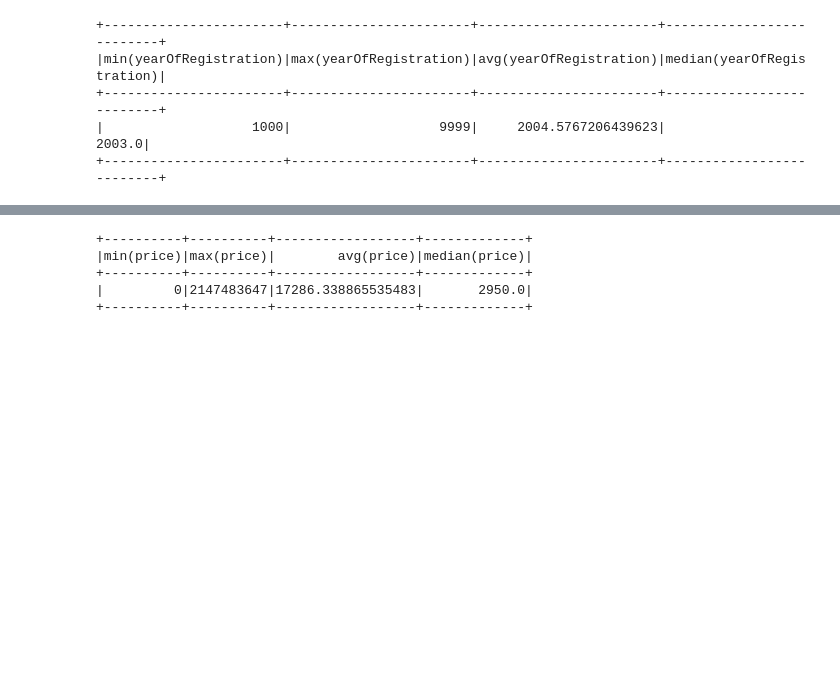
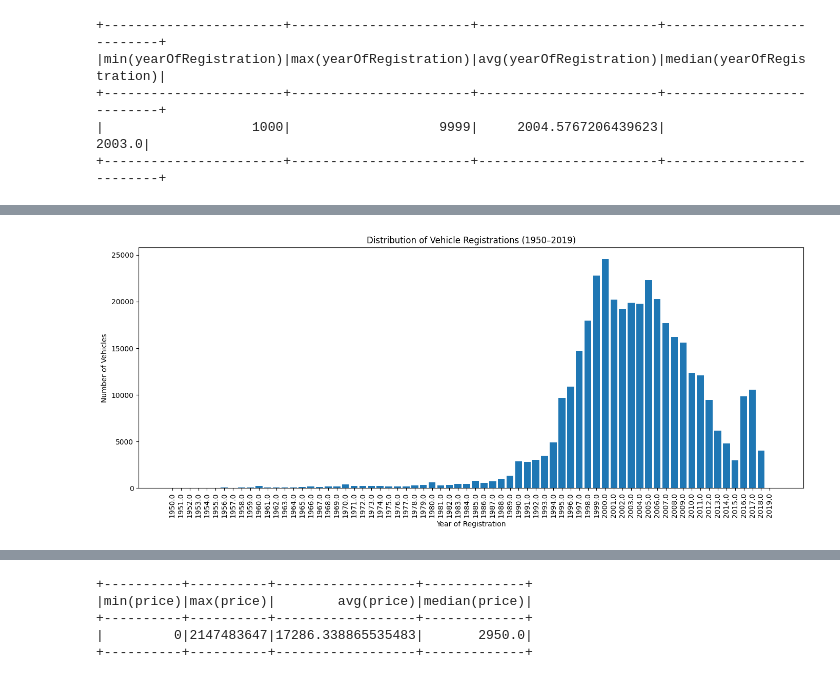
Before and after one commit to auduvignac/Data_Lakehouse, a Jupyter notebook: notebooks/project/delta_lake_usecase.ipynb, the cells around one changed output, grey strips where cells are left out. Saved outputs shown, nothing was run; the diff lists cells and outputs as text; code cells hidden in the pictures; blank space fills up the shorter version.

```diff
--- a/notebooks/project/delta_lake_usecase.ipynb
+++ b/notebooks/project/delta_lake_usecase.ipynb
@@ -165,0 +341,26 @@ spark.sql(query).show()
+# %%
+import matplotlib.pyplot as plt
+
+# Run the query and convert to Pandas for plotting
+df_years = spark.sql("""
+SELECT yearOfRegistration, count(*) as count
+FROM raw_vehiculePrices
+GROUP BY yearOfRegistration
+ORDER BY yearOfRegistration
+""").toPandas()
+
+# Filter unrealistic years, e.g. keep only 1950–2019
+df_years = df_years[(df_years["yearOfRegistration"] >= 1950) &
+                    (df_years["yearOfRegistration"] <= 2019)]
+
+# Plot
+plt.figure(figsize=(14,6))
+plt.bar(df_years["yearOfRegistration"].astype(str), df_years["count"])
+plt.xticks(rotation=90)
+plt.xlabel("Year of Registration")
+plt.ylabel("Number of Vehicles")
+plt.title("Distribution of Vehicle Registrations (1950–2019)")
+plt.tight_layout()
+plt.show()
+# %% [output]
+[figure, added]
```
Also changed, not shown: parts of 29 cells of this notebook.
